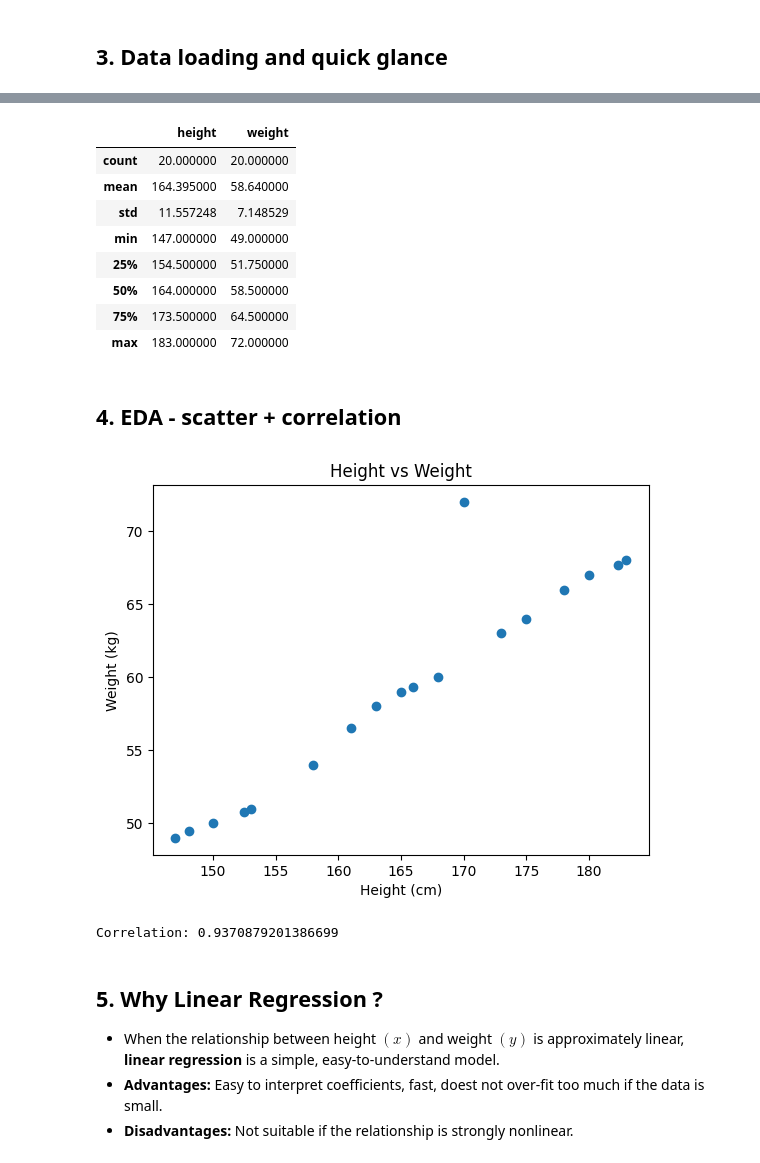
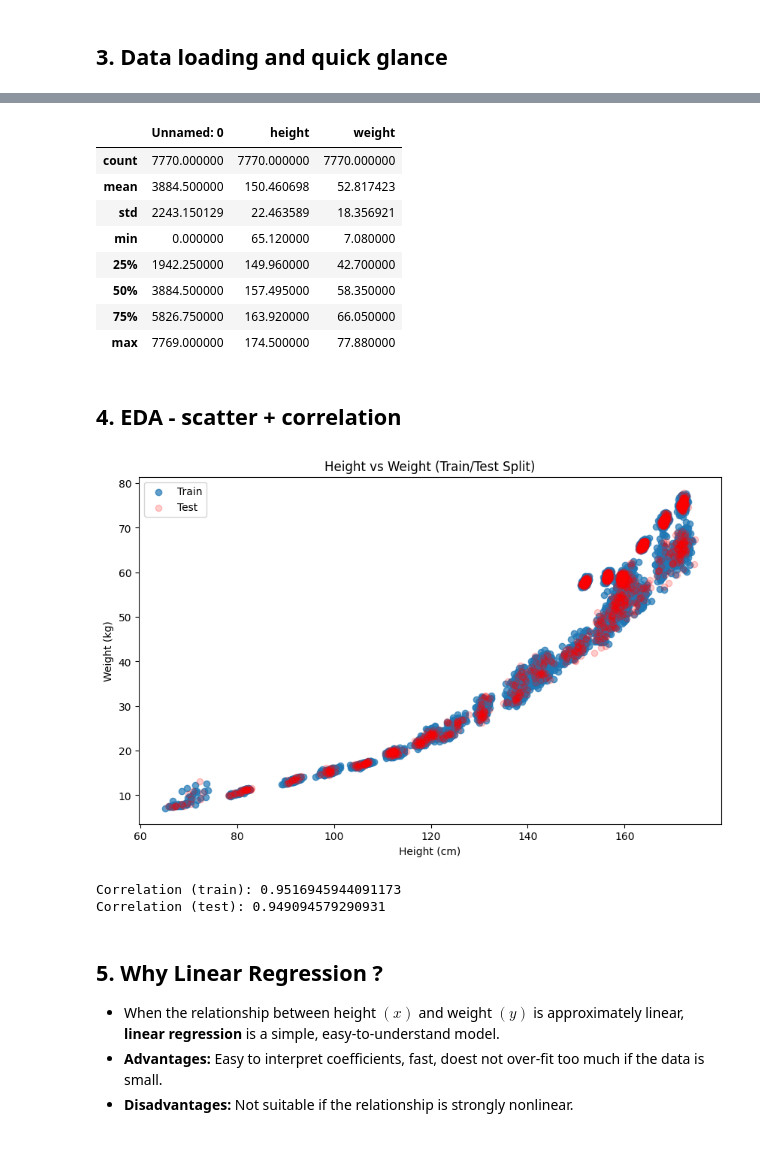
Before and after one commit to VictorNguyenLPN/linear-regression-problems, a Jupyter notebook: weight-prediction/1.weight_prediction.ipynb, the cells around one changed output, grey strips where cells are left out. Drawn from its saved outputs; the diff is of its cells as text; code cells hidden in the pictures.

```diff
--- a/weight-prediction/1.weight_prediction.ipynb
+++ b/weight-prediction/1.weight_prediction.ipynb
@@ -42,37 +25,43 @@ df
 # %%
-df = pd.read_csv('data.csv')
+df = pd.read_csv('data_2.csv')
 df.head()
 df.describe()
 # %% [output]
-|  | height | weight |
-| count | 20.000000 | 20.000000 |
-| mean | 164.395000 | 58.640000 |
-| std | 11.557248 | 7.148529 |
-| min | 147.000000 | 49.000000 |
-| 25% | 154.500000 | 51.750000 |
-| 50% | 164.000000 | 58.500000 |
-| 75% | 173.500000 | 64.500000 |
-| max | 183.000000 | 72.000000 |
+|  | Unnamed: 0 | height | weight |
+| count | 7770.000000 | 7770.000000 | 7770.000000 |
+| mean | 3884.500000 | 150.460698 | 52.817423 |
+| std | 2243.150129 | 22.463589 | 18.356921 |
+| min | 0.000000 | 65.120000 | 7.080000 |
+| 25% | 1942.250000 | 149.960000 | 42.700000 |
+| 50% | 3884.500000 | 157.495000 | 58.350000 |
+| 75% | 5826.750000 | 163.920000 | 66.050000 |
+| max | 7769.000000 | 174.500000 | 77.880000 |
 # %% [markdown]
 ## **4. EDA - scatter + correlation**
 # %%
-test_df = df[df['height'].isin([155, 160])]
-train_df = df[~df['height'].isin([155, 160])]
+X = df['height'].values.reshape(-1, 1)
+Y = df['weight'].values
 
-X = train_df['height'].values
-Y = train_df['weight'].values
+X_train, X_test, Y_train, Y_test = train_test_split(
+    X, Y, test_size=0.2, random_state=42
+)
 
-plt.scatter(X, Y)
+plt.figure(figsize=(10, 6))
+plt.scatter(X_train, Y_train, label="Train", alpha=0.7)
+plt.scatter(X_test, Y_test, label="Test", alpha=0.2, color="red", marker="o")
 plt.xlabel('Height (cm)')
 plt.ylabel('Weight (kg)')
-plt.title('Height vs Weight')
+plt.title('Height vs Weight (Train/Test Split)')
+plt.legend()
 plt.show()
 
-print('Correlation:', np.corrcoef(X, Y)[0,1])
+print('Correlation (train):', np.corrcoef(X_train.ravel(), Y_train)[0,1])
+print('Correlation (test):', np.corrcoef(X_test.ravel(), Y_test)[0,1])
 # If correlation is near 1, linear regression is appropriate
 # %% [output]
-[figure, old version]
+[figure, new version]
-Correlation: 0.9370879201386699
+Correlation (train): 0.9516945944091173
+Correlation (test): 0.949094579290931
 # %% [markdown]
 ## **5. Why Linear Regression ?**
 * When the relationship between height $(x)$ and weight $(y)$ is approximately linear, **linear regression** is a simple, easy-to-understand model.
```
Also changed, not shown: parts of 10 cells of this notebook, 3 other files.
